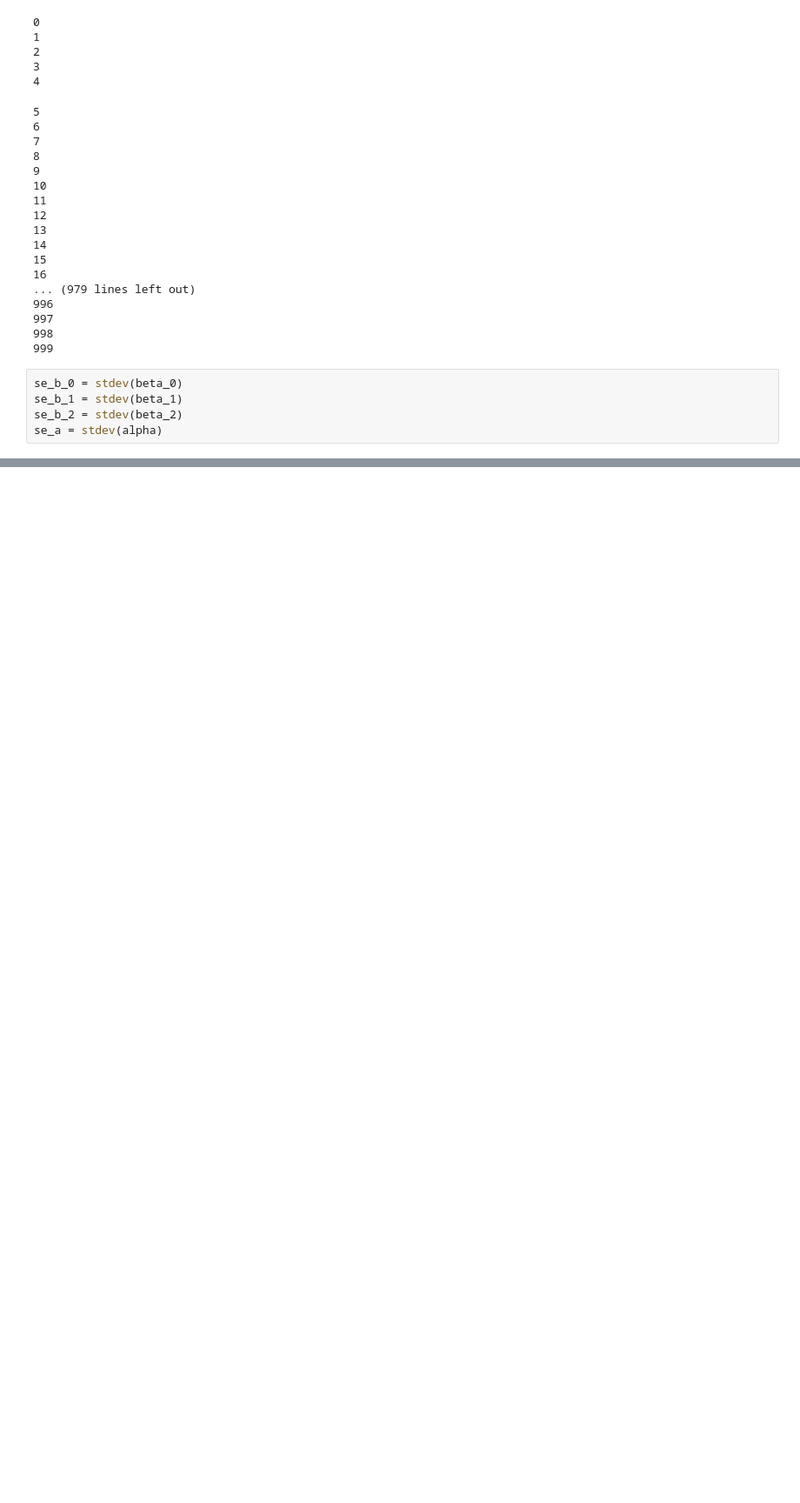
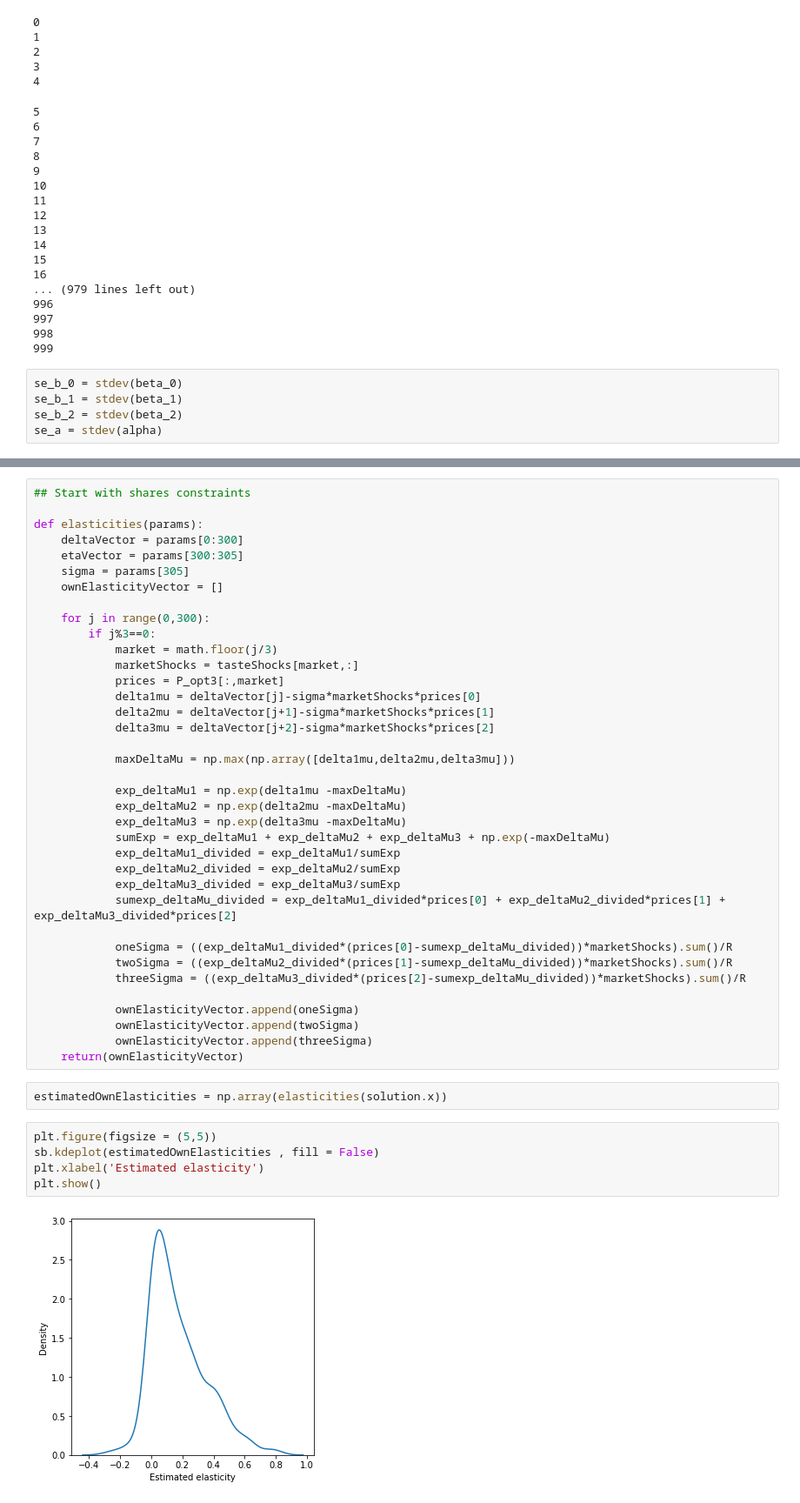
Before and after one commit to selopab/IO_BLP, a Jupyter notebook: BLP_DFS.ipynb, the cells around one changed output, grey strips where cells are left out. Shown: that part at 87% size. Saved outputs shown, nothing was run; the diff lists cells and outputs as text; blank space fills up the shorter version.

```diff
--- a/BLP_DFS.ipynb
+++ b/BLP_DFS.ipynb
@@ -1075,0 +936,46 @@ beta 2: [0.65606244] with s.e. 332.1864833793541
+# %%
+## Start with shares constraints
+
+def elasticities(params):
+    deltaVector = params[0:300]
+    etaVector = params[300:305]
+    sigma = params[305]
+    ownElasticityVector = []
+
+    for j in range(0,300):
+        if j%3==0:
+            market = math.floor(j/3)
+            marketShocks = tasteShocks[market,:]
+            prices = P_opt3[:,market]
+            delta1mu = deltaVector[j]-sigma*marketShocks*prices[0]
+            delta2mu = deltaVector[j+1]-sigma*marketShocks*prices[1]
+            delta3mu = deltaVector[j+2]-sigma*marketShocks*prices[2]
+
+            maxDeltaMu = np.max(np.array([delta1mu,delta2mu,delta3mu]))
+
+            exp_deltaMu1 = np.exp(delta1mu -maxDeltaMu)
+            exp_deltaMu2 = np.exp(delta2mu -maxDeltaMu)
+            exp_deltaMu3 = np.exp(delta3mu -maxDeltaMu)
+            sumExp = exp_deltaMu1 + exp_deltaMu2 + exp_deltaMu3 + np.exp(-maxDeltaMu)
+            exp_deltaMu1_divided = exp_deltaMu1/sumExp
+            exp_deltaMu2_divided = exp_deltaMu2/sumExp
+            exp_deltaMu3_divided = exp_deltaMu3/sumExp
+            sumexp_deltaMu_divided = exp_deltaMu1_divided*prices[0] + exp_deltaMu2_divided*prices[1] + exp_deltaMu3_divided*prices[2]
+
+            oneSigma = ((exp_deltaMu1_divided*(prices[0]-sumexp_deltaMu_divided))*marketShocks).sum()/R
+            twoSigma = ((exp_deltaMu2_divided*(prices[1]-sumexp_deltaMu_divided))*marketShocks).sum()/R
+            threeSigma = ((exp_deltaMu3_divided*(prices[2]-sumexp_deltaMu_divided))*marketShocks).sum()/R
+
+            ownElasticityVector.append(oneSigma)
+            ownElasticityVector.append(twoSigma)
+            ownElasticityVector.append(threeSigma)
+    return(ownElasticityVector)
+# %%
+estimatedOwnElasticities = np.array(elasticities(solution.x))
+# %%
+plt.figure(figsize = (5,5))
+sb.kdeplot(estimatedOwnElasticities , fill = False)
+plt.xlabel('Estimated elasticity')
+plt.show()
+# %% [output]
+[figure, added]
```
Also changed, not shown: parts of 39 cells of this notebook.
